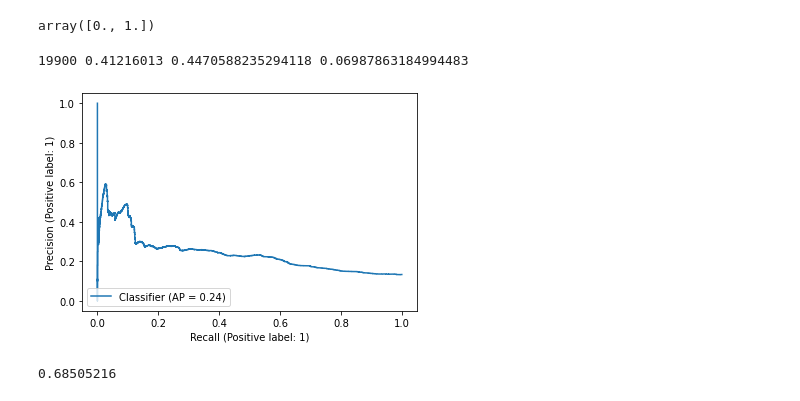
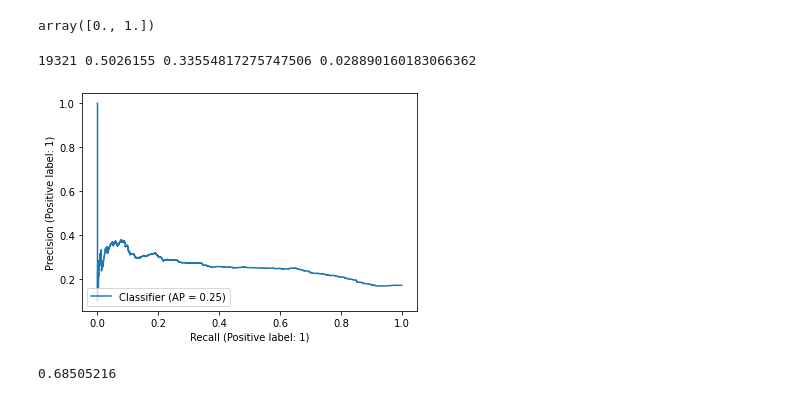
Before and after one commit to crazyleg/binancepredict, a Jupyter notebook: test_set_analysis.ipynb, the cells around one changed output. Drawn from its saved outputs; the diff is of its cells as text; code cells hidden in the pictures.

```diff
--- a/test_set_analysis.ipynb
+++ b/test_set_analysis.ipynb
@@ -104,8 +104,8 @@ y_test[1][0].shape
 # %% [output]
 torch.Size([512, 20])
 # %%
-y_test_up = np.vstack([y[1] for y in y_test])
-y_hat_test_up = np.vstack([y[1] for y in y_hat_test])
+y_test_up = np.vstack([y[0] for y in y_test])
+y_hat_test_up = np.vstack([y[0] for y in y_hat_test])
 # %%
 (>0.5).sum()
 # %% [output]
@@ -120,17 +120,17 @@ prec
 # %% [output]
 array([0., 1.])
 # %%
-c = 0
+c = 3
 
 s = 300
 from sklearn.metrics import precision_recall_curve
 from sklearn.metrics import PrecisionRecallDisplay
 prec, recall, thr = precision_recall_curve(y_test_up[:,c], stable_sigmoid(y_hat_test_up[:,c]))
 PrecisionRecallDisplay.from_predictions(y_test_up[:,c], stable_sigmoid(y_hat_test_up[:,c]))
 print(prec[s:-5].argmax(), thr[prec[s:-1].argmax()], prec[prec[s:-1].argmax()], recall[prec[s:-1].argmax()])
 # %% [output]
-19900 0.41216013 0.4470588235294118 0.06987863184994483
+19321 0.5026155 0.33554817275747506 0.028890160183066362
-[figure, old version]
+[figure, new version]
 # %%
 thr[20300]
 # %% [output]
```
Also changed, not shown: 2 other files.
